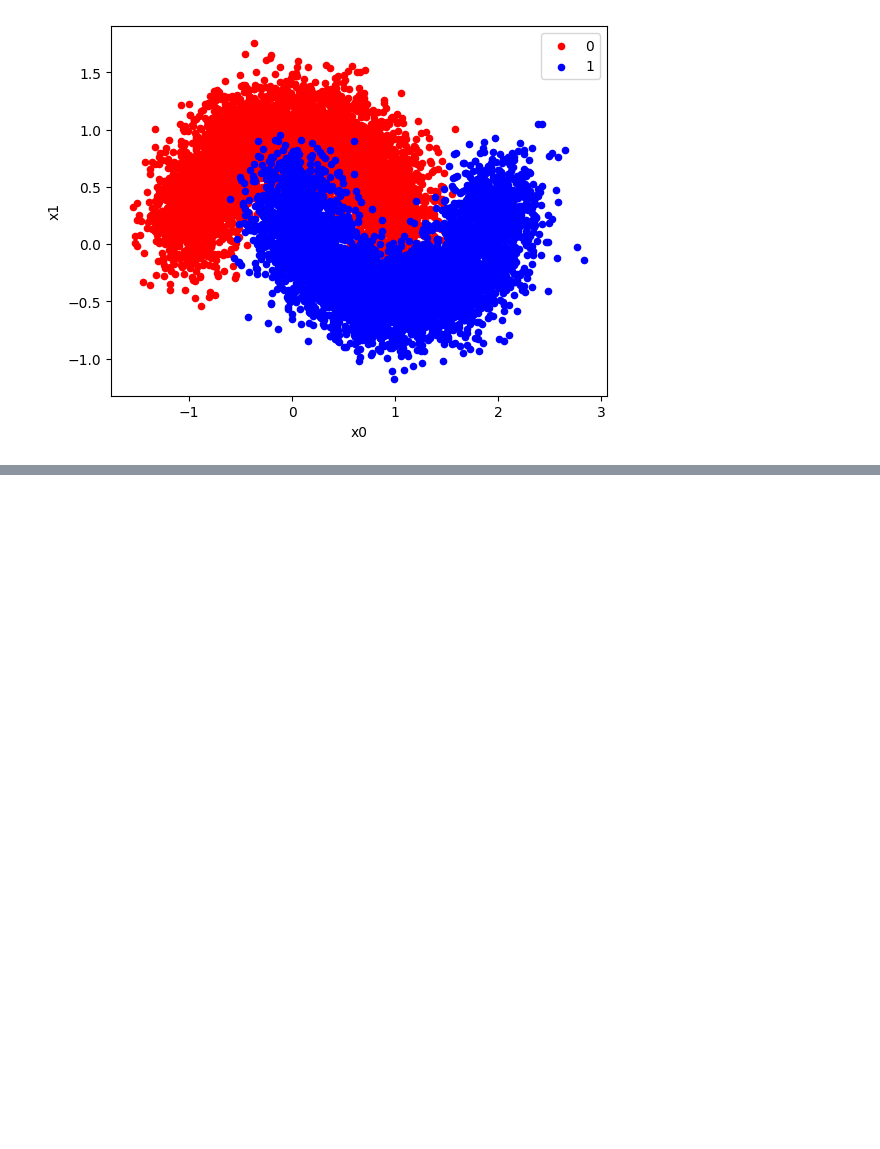
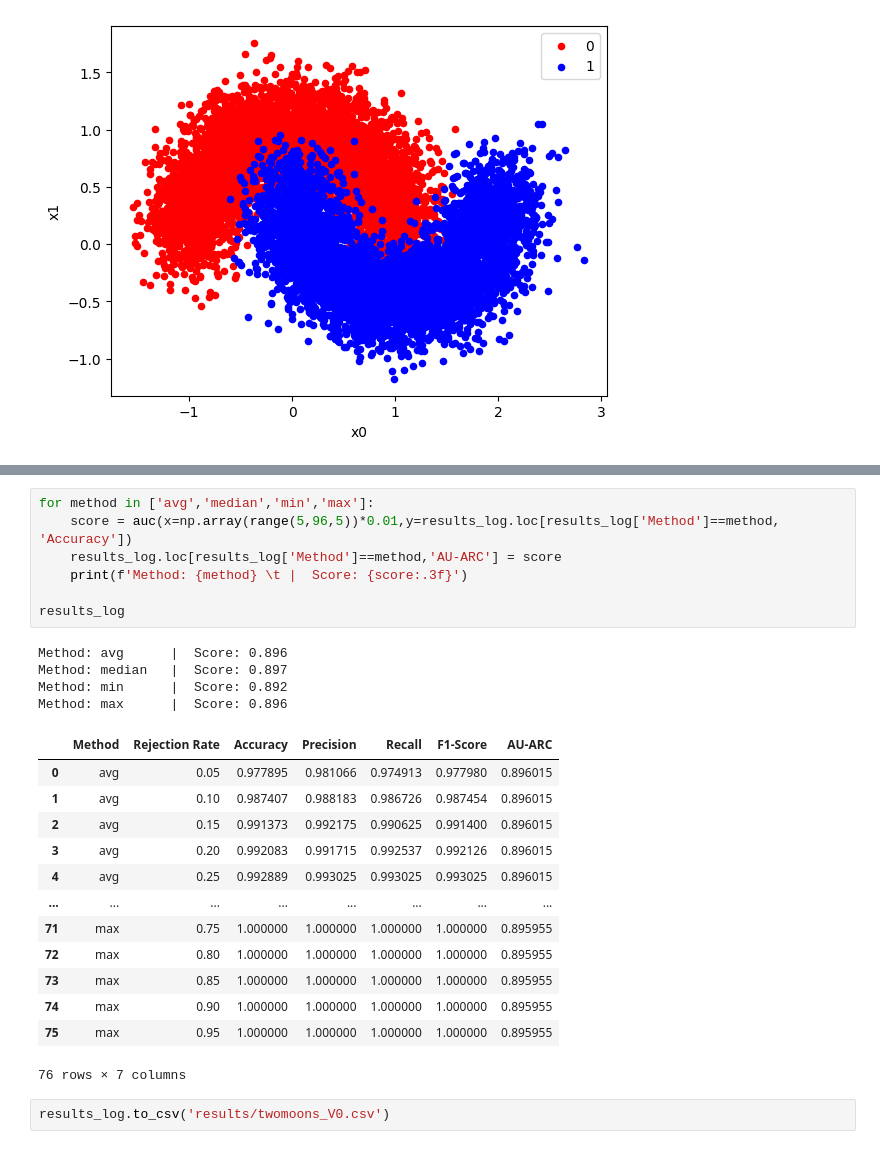
Before and after one commit to pedrobslima/IC-Reject-Option, a Jupyter notebook: main.ipynb, the cells around one changed output, grey strips where cells are left out. Cells and saved outputs as stored; diff of their text form; blank space fills up the shorter version.

```diff
--- a/main.ipynb
+++ b/main.ipynb
@@ -255,0 +527,27 @@ def load_all_models(model_names):
+# %%
+for method in ['avg','median','min','max']:
+    score = auc(x=np.array(range(5,96,5))*0.01,y=results_log.loc[results_log['Method']==method, 'Accuracy'])
+    results_log.loc[results_log['Method']==method,'AU-ARC'] = score
+    print(f'Method: {method} \t |  Score: {score:.3f}')
+
+results_log
+# %% [output]
+Method: avg      |  Score: 0.896
+Method: median   |  Score: 0.897
+Method: min      |  Score: 0.892
+Method: max      |  Score: 0.896
+|  | Method | Rejection Rate | Accuracy | Precision | Recall | F1-Score | AU-ARC |
+| 0 | avg | 0.05 | 0.977895 | 0.981066 | 0.974913 | 0.977980 | 0.896015 |
+| 1 | avg | 0.10 | 0.987407 | 0.988183 | 0.986726 | 0.987454 | 0.896015 |
+| 2 | avg | 0.15 | 0.991373 | 0.992175 | 0.990625 | 0.991400 | 0.896015 |
+| 3 | avg | 0.20 | 0.992083 | 0.991715 | 0.992537 | 0.992126 | 0.896015 |
+| 4 | avg | 0.25 | 0.992889 | 0.993025 | 0.993025 | 0.993025 | 0.896015 |
+| ... | ... | ... | ... | ... | ... | ... | ... |
+| 71 | max | 0.75 | 1.000000 | 1.000000 | 1.000000 | 1.000000 | 0.895955 |
+| 72 | max | 0.80 | 1.000000 | 1.000000 | 1.000000 | 1.000000 | 0.895955 |
+| 73 | max | 0.85 | 1.000000 | 1.000000 | 1.000000 | 1.000000 | 0.895955 |
+| 74 | max | 0.90 | 1.000000 | 1.000000 | 1.000000 | 1.000000 | 0.895955 |
+| 75 | max | 0.95 | 1.000000 | 1.000000 | 1.000000 | 1.000000 | 0.895955 |
+76 rows × 7 columns
+# %%
+results_log.to_csv('results/twomoons_V0.csv')
```
Also changed, not shown: parts of 22 cells of this notebook, 1 other file.
